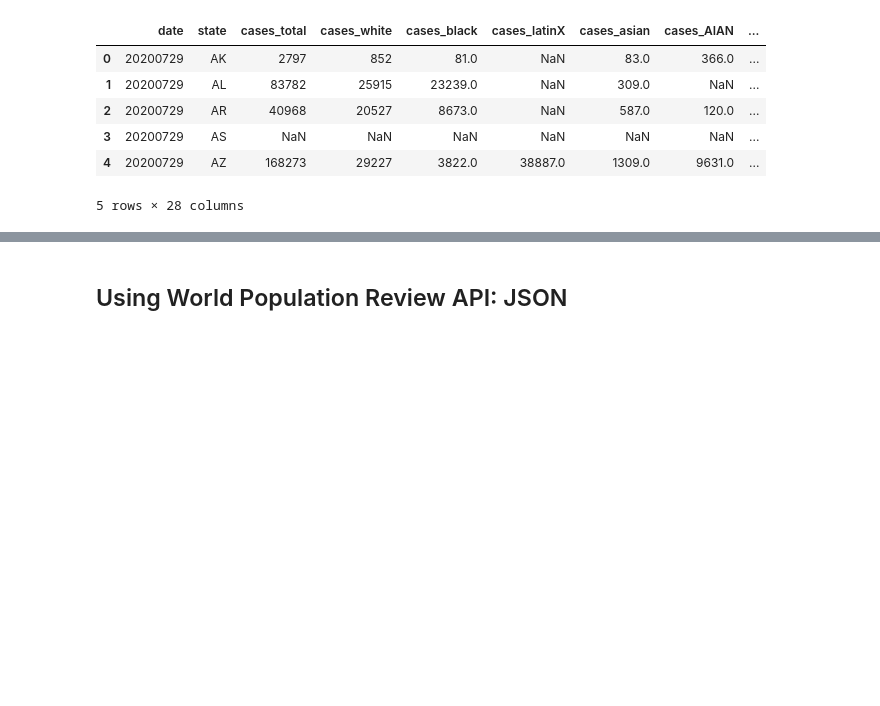
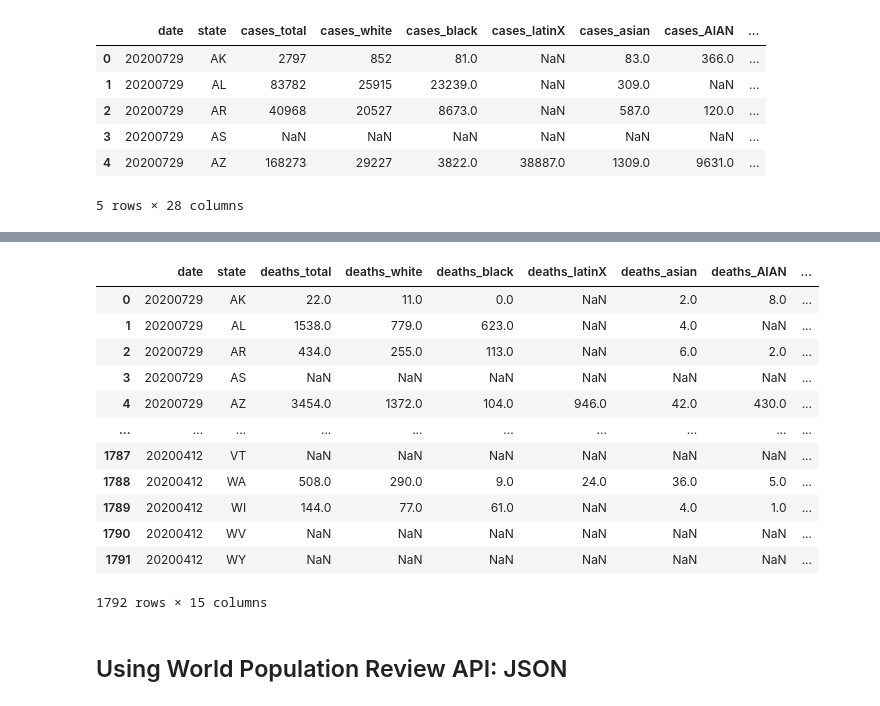
Before and after one commit to lewisaaronpaul/ETL_Proposal_Team_ETL_06, a Jupyter notebook: etl_project.ipynb, the cells around one changed output, grey strips where cells are left out. Saved outputs shown, nothing was run; the diff lists cells and outputs as text; code cells hidden in the pictures; blank space fills up the shorter version.

```diff
--- a/etl_project.ipynb
+++ b/etl_project.ipynb
@@ -235,3 +236,26 @@ covid_race_df.head()
+# %%
+# Deaths by race/ethnicity
+
+deaths_ethnicity_df = covid_race_df.filter(['date', 'state', 'deaths_total', 'deaths_white',
+       'deaths_black', 'deaths_latinX', 'deaths_asian', 'deaths_AIAN',
+       'deaths_NHPI', 'deaths_multiracial', 'deaths_other', 'deaths_unknown',
+       'deaths_ethnicity_hispanic', 'deaths_ethnicity_non_hispanic',
+       'deaths_ethnicity_unknown'])
+deaths_ethnicity_df
+# %% [output]
+|  | date | state | deaths_total | deaths_white | deaths_black | deaths_latinX | deaths_asian | deaths_AIAN | ... |
+| 0 | 20200729 | AK | 22.0 | 11.0 | 0.0 | NaN | 2.0 | 8.0 | ... |
+| 1 | 20200729 | AL | 1538.0 | 779.0 | 623.0 | NaN | 4.0 | NaN | ... |
+| 2 | 20200729 | AR | 434.0 | 255.0 | 113.0 | NaN | 6.0 | 2.0 | ... |
+| 3 | 20200729 | AS | NaN | NaN | NaN | NaN | NaN | NaN | ... |
+| 4 | 20200729 | AZ | 3454.0 | 1372.0 | 104.0 | 946.0 | 42.0 | 430.0 | ... |
+| ... | ... | ... | ... | ... | ... | ... | ... | ... | ... |
+| 1787 | 20200412 | VT | NaN | NaN | NaN | NaN | NaN | NaN | ... |
+| 1788 | 20200412 | WA | 508.0 | 290.0 | 9.0 | 24.0 | 36.0 | 5.0 | ... |
+| 1789 | 20200412 | WI | 144.0 | 77.0 | 61.0 | NaN | 4.0 | 1.0 | ... |
+| 1790 | 20200412 | WV | NaN | NaN | NaN | NaN | NaN | NaN | ... |
+| 1791 | 20200412 | WY | NaN | NaN | NaN | NaN | NaN | NaN | ... |
+1792 rows × 15 columns
 # %% [markdown]
 ## Using World Population Review API: JSON
 # %%
```
Also changed, not shown: parts of 18 cells of this notebook.
